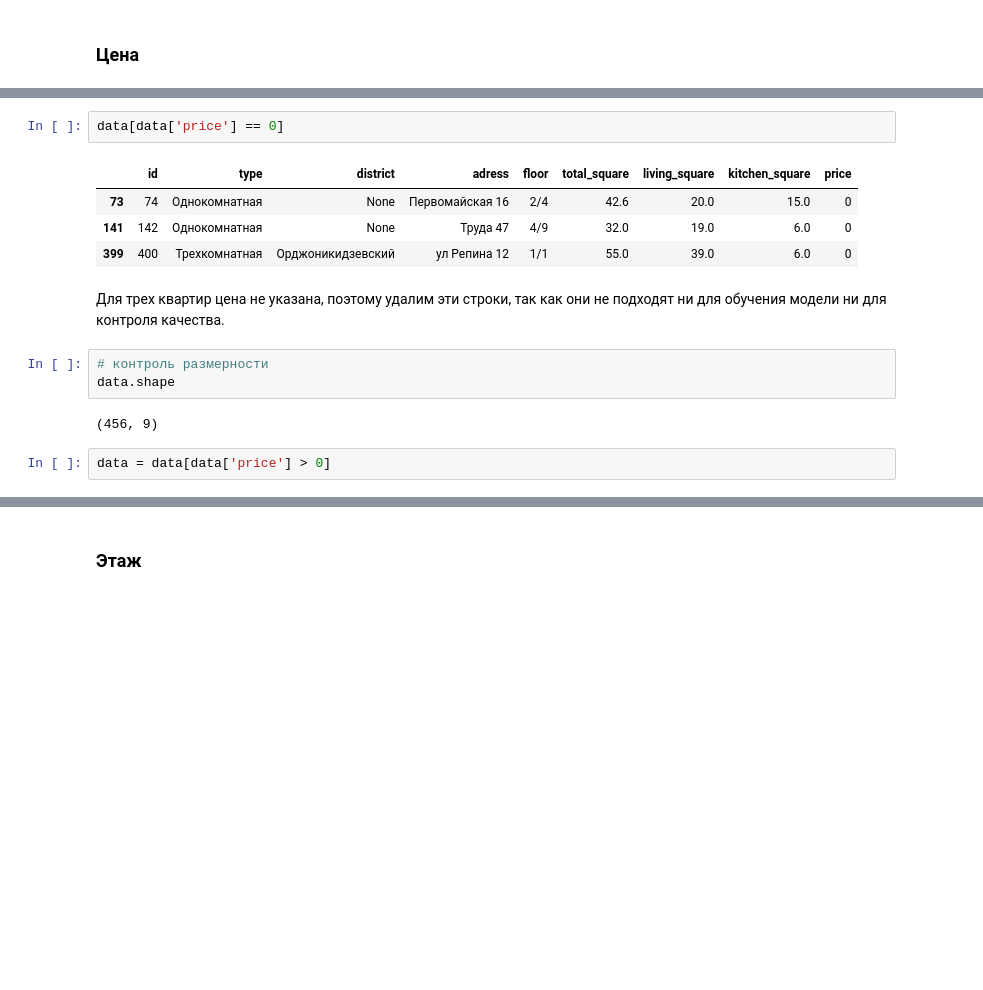
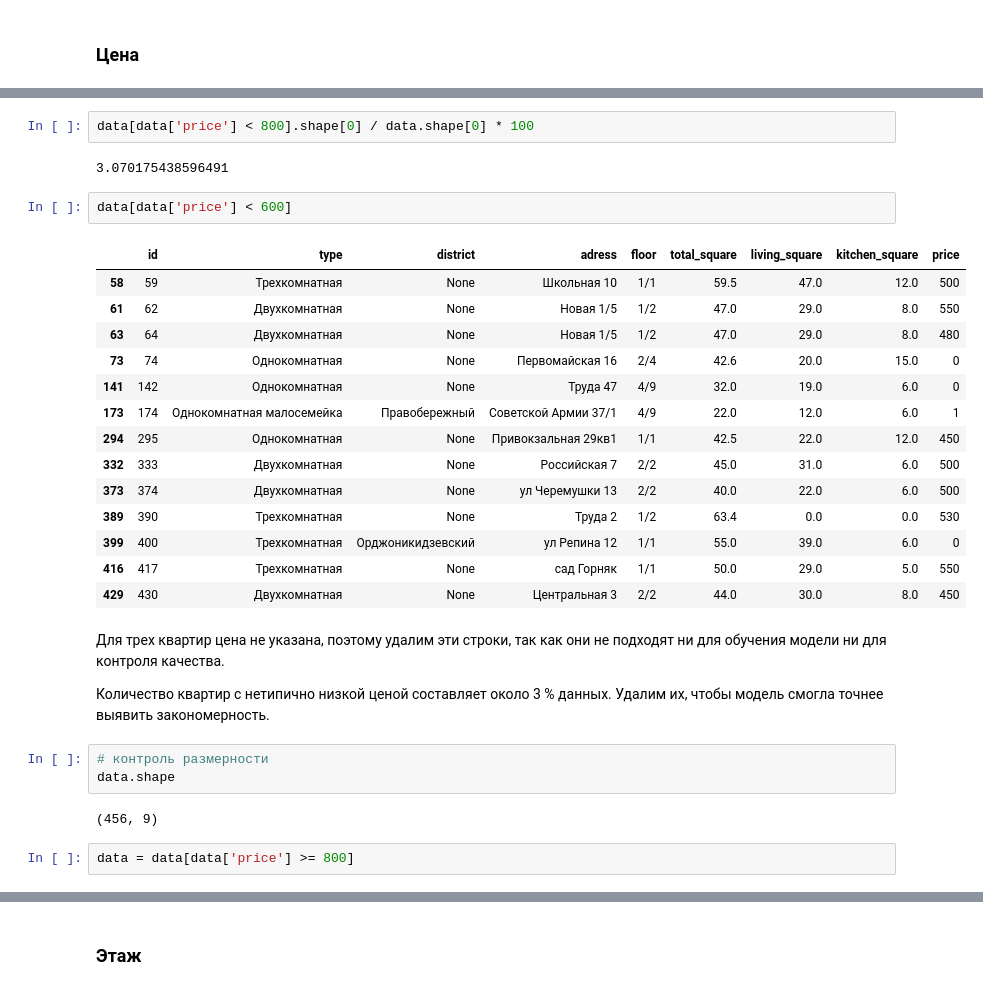
Before and after one commit to VeraMeln/magnito_price, a Jupyter notebook: magnito_price.ipynb, the cells around one changed output, grey strips where cells are left out. Saved outputs shown, nothing was run; the diff lists cells and outputs as text; blank space fills up the shorter version.

```diff
--- a/magnito_price.ipynb
+++ b/magnito_price.ipynb
@@ -118,19 +127,35 @@ dtype: int64
+# %%
+data[data['price'] < 800].shape[0] / data.shape[0] * 100
+# %% [output]
+3.070175438596491
 # %%
-data[data['price'] == 0]
+data[data['price'] < 600]
 # %% [output]
 |  | id | type | district | adress | floor | total_square | living_square | kitchen_square | price |
+| 58 | 59 | Трехкомнатная | None | Школьная 10 | 1/1 | 59.5 | 47.0 | 12.0 | 500 |
+| 61 | 62 | Двухкомнатная | None | Новая 1/5 | 1/2 | 47.0 | 29.0 | 8.0 | 550 |
+| 63 | 64 | Двухкомнатная | None | Новая 1/5 | 1/2 | 47.0 | 29.0 | 8.0 | 480 |
 | 73 | 74 | Однокомнатная | None | Первомайская 16 | 2/4 | 42.6 | 20.0 | 15.0 | 0 |
 | 141 | 142 | Однокомнатная | None | Труда 47 | 4/9 | 32.0 | 19.0 | 6.0 | 0 |
+| 173 | 174 | Однокомнатная малосемейка | Правобережный | Советской Армии 37/1 | 4/9 | 22.0 | 12.0 | 6.0 | 1 |
+| 294 | 295 | Однокомнатная | None | Привокзальная 29кв1 | 1/1 | 42.5 | 22.0 | 12.0 | 450 |
+| 332 | 333 | Двухкомнатная | None | Российская 7 | 2/2 | 45.0 | 31.0 | 6.0 | 500 |
+| 373 | 374 | Двухкомнатная | None | ул Черемушки 13 | 2/2 | 40.0 | 22.0 | 6.0 | 500 |
+| 389 | 390 | Трехкомнатная | None | Труда 2 | 1/2 | 63.4 | 0.0 | 0.0 | 530 |
 | 399 | 400 | Трехкомнатная | Орджоникидзевский | ул Репина 12 | 1/1 | 55.0 | 39.0 | 6.0 | 0 |
+| 416 | 417 | Трехкомнатная | None | сад Горняк | 1/1 | 50.0 | 29.0 | 5.0 | 550 |
+| 429 | 430 | Двухкомнатная | None | Центральная 3 | 2/2 | 44.0 | 30.0 | 8.0 | 450 |
 # %% [markdown]
 Для трех квартир цена не указана, поэтому удалим эти строки, так как они не подходят ни для обучения модели ни для контроля качества.
+
+Количество квартир с нетипично низкой ценой составляет около 3 % данных. Удалим их, чтобы модель смогла точнее выявить закономерность.
 # %%
 # контроль размерности
 data.shape
 # %% [output]
 (456, 9)
 # %%
-data = data[data['price'] > 0]
+data = data[data['price'] >= 800]
 # %%
 # контроль размерности
 data.shape
```
Also changed, not shown: parts of 45 cells of this notebook, 2 other files.
